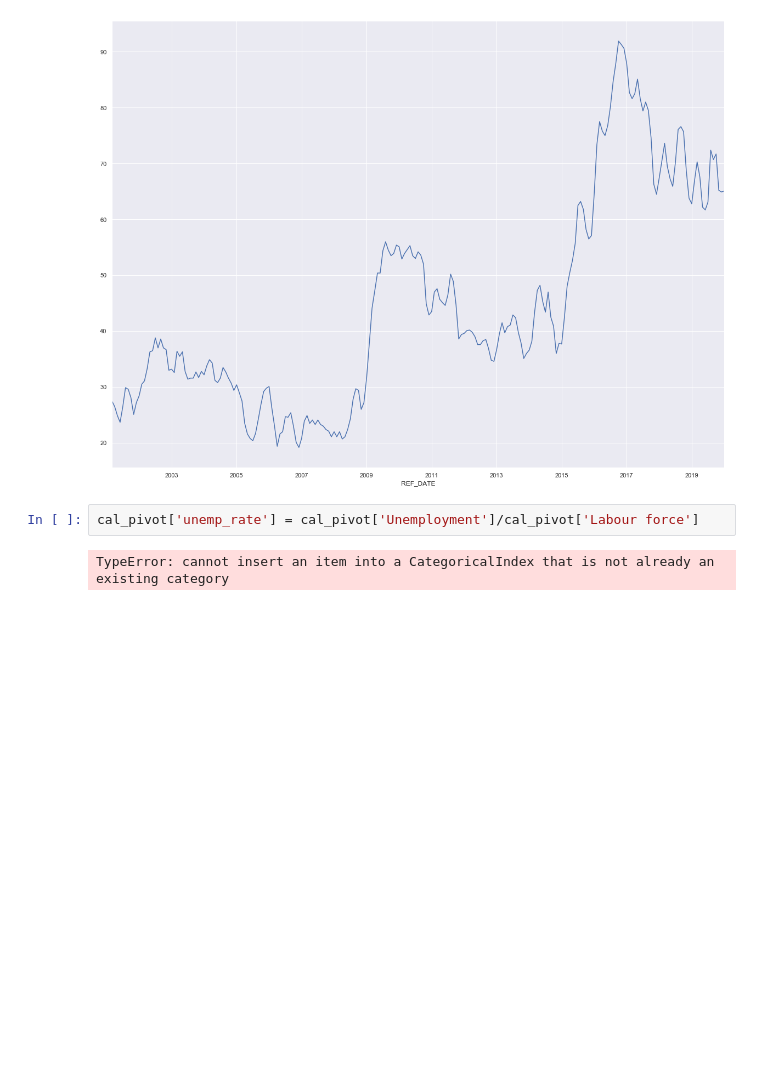
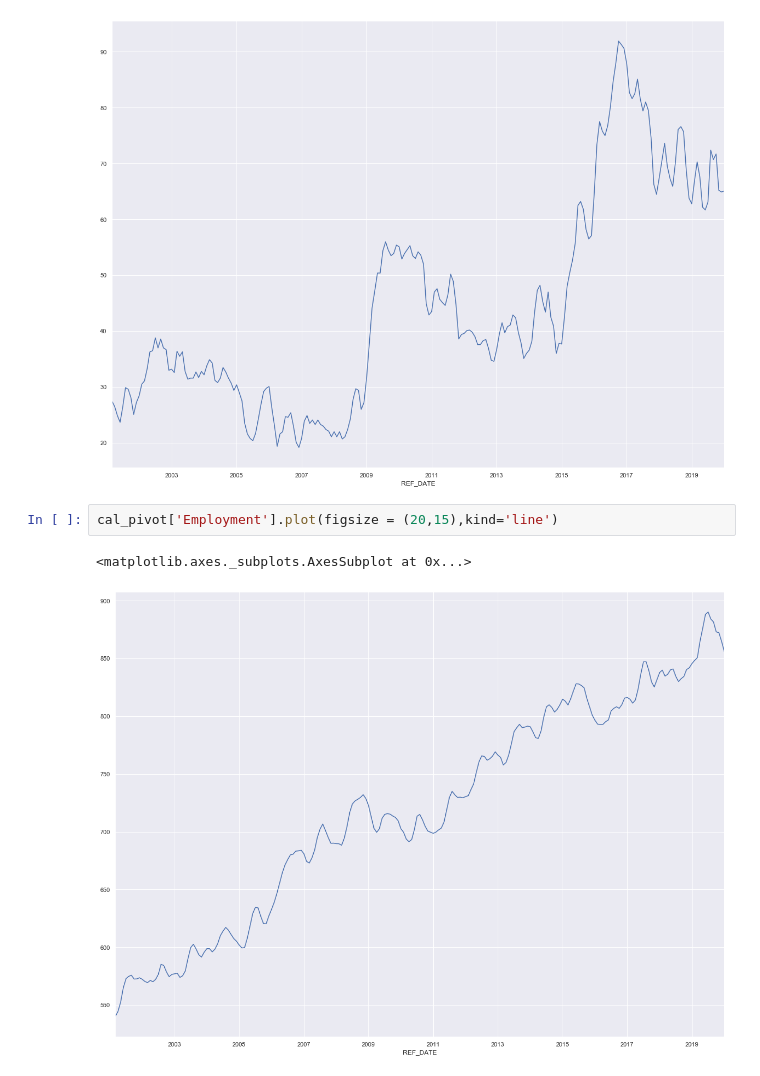
Before and after one commit to doublebigmak/housing_stats, a Jupyter notebook: cal_labour_mkt.ipynb, the cells around one changed output. Saved outputs shown, nothing was run; the diff lists cells and outputs as text; blank space fills up the shorter version.

Commit message:
labour market updates

```diff
--- a/cal_labour_mkt.ipynb
+++ b/cal_labour_mkt.ipynb
@@ -118,9 +118,10 @@ cal_pivot['Unemployment'].plot(figsize = (20,15),kind='line')
 # %% [output]
 <matplotlib.axes._subplots.AxesSubplot at 0x...>
 [figure]
-# %%
-cal_pivot['unemp_rate'] = cal_pivot['Unemployment']/cal_pivot['Labour force']
-# %% [output]
-TypeError: cannot insert an item into a CategoricalIndex that is not already an existing category
+# %%
+cal_pivot['Employment'].plot(figsize = (20,15),kind='line')
+# %% [output]
+<matplotlib.axes._subplots.AxesSubplot at 0x...>
+[figure, added]
 # %%
 cal_unadj
```
Also changed, not shown: parts of 2 cells of this notebook, 2 other files.
